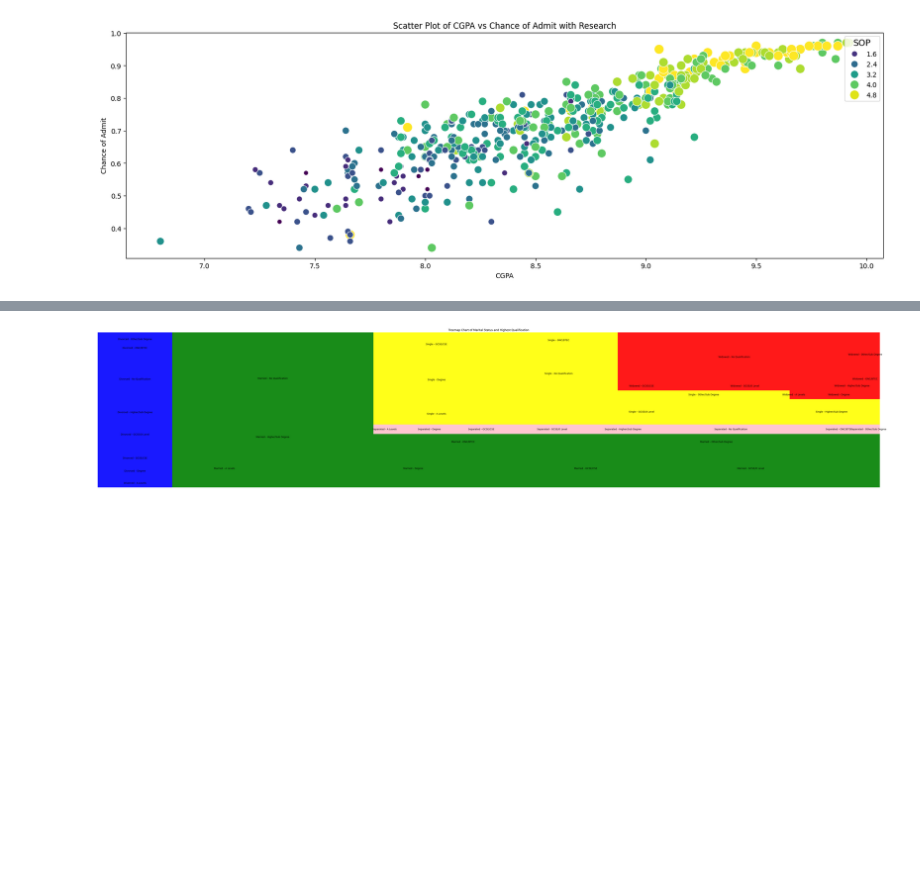
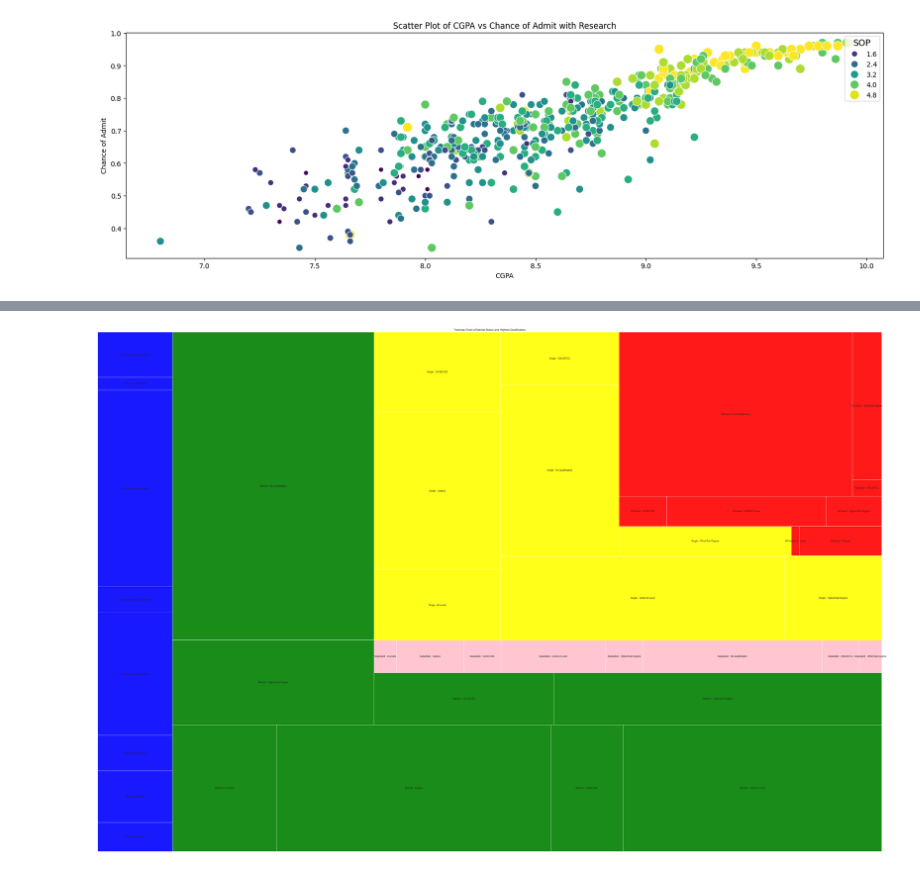
Before and after one commit to Mahdiyeh-Asgharpour/Data-Mining, a Jupyter notebook: HW1.ipynb, the cells around one changed output, grey strips where cells are left out. Saved outputs shown, nothing was run; the diff lists cells and outputs as text; code cells hidden in the pictures; blank space fills up the shorter version.

```diff
--- a/HW1.ipynb
+++ b/HW1.ipynb
@@ -82,22 +95,22 @@ plt.show()
 # %%
 import squarify
 
 df_tree = pd.read_csv('smoking.csv')
 
 color_dict = {
     'Single': 'yellow',
     'Married': 'green',
     'Divorced': 'blue',
     'Separated':'pink',
     'Widowed':'red'
 }
 count_df = df_tree.groupby(['marital_status', 'highest_qualification']).size().reset_index(name='count')
 count_df = count_df.sort_values(['marital_status', 'highest_qualification'])
-plt.figure(figsize=(60, 12))
+plt.figure(figsize=(60, 40))
 squarify.plot(sizes=count_df['count'], label=count_df['marital_status'] + ' - ' + count_df['highest_qualification'], color=[color_dict[status] for status in count_df['marital_status']], alpha=0.9)
 plt.axis('off')
 plt.title("Treemap Chart of Marital Status and Highest Qualification")
 
 plt.show()
 # %% [output]
-[figure, old version]
+[figure, new version]
```
Also changed, not shown: parts of 12 cells of this notebook.
